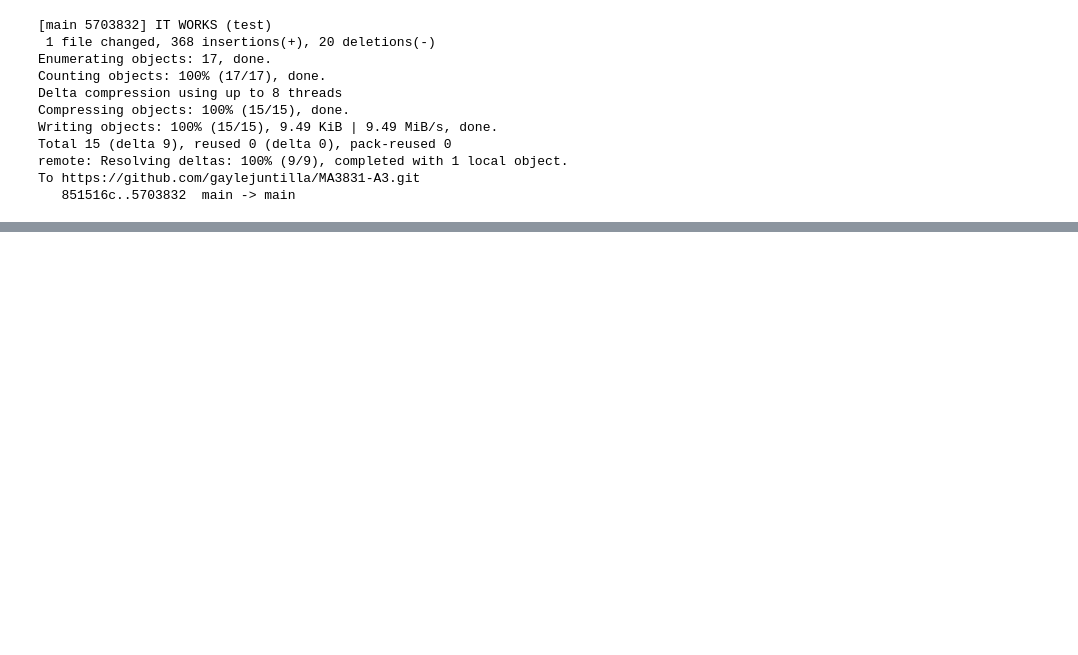
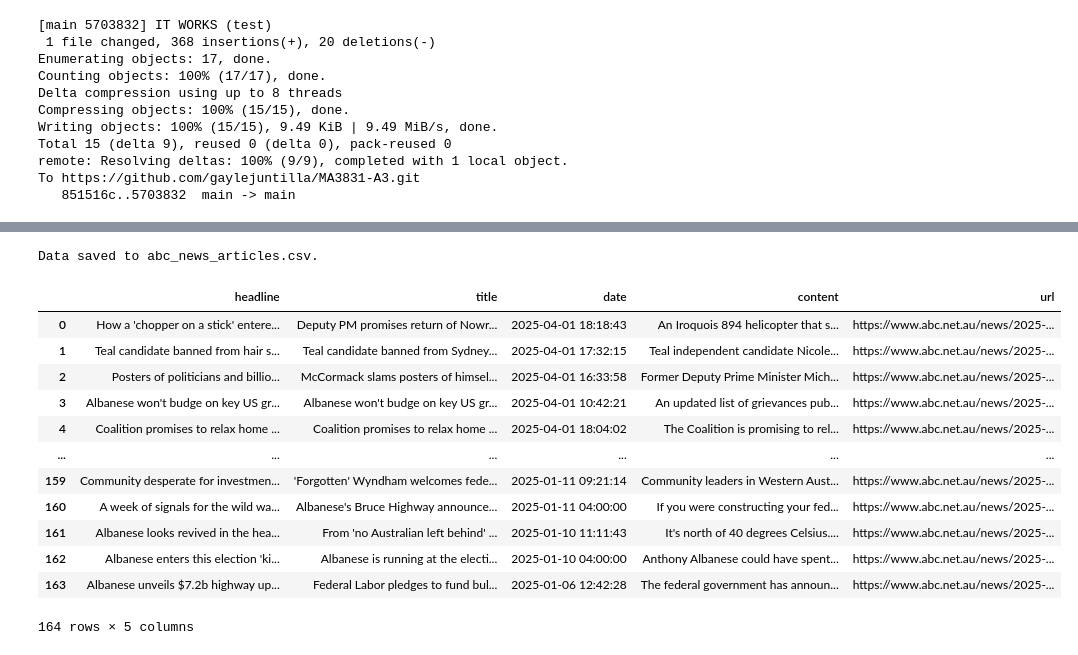
Before and after one commit to gaylejuntilla/MA3831-A3, a Jupyter notebook: abc_news.ipynb, the cells around one changed output, grey strips where cells are left out. Saved outputs shown, nothing was run; the diff lists cells and outputs as text; code cells hidden in the pictures; blank space fills up the shorter version.

Commit message:
scrape finished

```diff
--- a/abc_news.ipynb
+++ b/abc_news.ipynb
@@ -68,8 +68,8 @@ import time
 from datetime import datetime, timezone, timedelta
 from selenium.webdriver.chrome.service import Service
 
-class ABCNewsScraper:
-    def __init__(self, start_url, cutoff_date="1 October 2024"):
+class ABCNewsCrawler:
+    def __init__(self, start_url, cutoff_date="1 January 2025"):
         self.start_url = start_url
         self.cutoff_date = datetime.strptime(cutoff_date, "%d %B %Y")  # Convert string to datetime
         self.articles = pd.DataFrame(columns=['headline', 'title', 'date', 'content', 'url'])  # Store data
@@ -96,8 +96,7 @@ class ABCNewsScraper:
         self.extract_articles()
 
         self.driver.quit()  # Close browser
-        print(self.articles)
-        #self.save_data_to_file()
+        #print(self.articles)
 
     def load_articles_until_cutoff(self):
         """Keep loading more articles until the last article is older than the cutoff date."""
@@ -228,8 +227,8 @@ remote: Resolving deltas: 100% (9/9), completed with 1 local object.
 To https://github.com/gaylejuntilla/MA3831-A3.git
    851516c..5703832  main -> main
 # %%
-testcrawler = ABCNewsScraper("https://www.abc.net.au/news/elections/federal-election-2025", cutoff_date="24 March 2025")
+mycrawler = ABCNewsCrawler("https://www.abc.net.au/news/elections/federal-election-2025")
 # %%
-testcrawler.run()
+mycrawler.run()
 # %% [output]
 Reached cutoff date. Stopping 'Load More' clicks.
@@ -271,0 +251,21 @@ testcrawler.articles
+# %%
+# make sure to save
+mycrawler.save_data_to_file()
+# %% [output]
+Data saved to abc_news_articles.csv.
+# %%
+display(mycrawler.articles)
+# %% [output]
+|  | headline | title | date | content | url |
+| 0 | How a 'chopper on a stick' entere... | Deputy PM promises return of Nowr... | 2025-04-01 18:18:43 | An Iroquois 894 helicopter that s... | https://www.abc.net.au/news/2025-... |
+| 1 | Teal candidate banned from hair s... | Teal candidate banned from Sydney... | 2025-04-01 17:32:15 | Teal independent candidate Nicole... | https://www.abc.net.au/news/2025-... |
+| 2 | Posters of politicians and billio... | McCormack slams posters of himsel... | 2025-04-01 16:33:58 | Former Deputy Prime Minister Mich... | https://www.abc.net.au/news/2025-... |
+| 3 | Albanese won't budge on key US gr... | Albanese won't budge on key US gr... | 2025-04-01 10:42:21 | An updated list of grievances pub... | https://www.abc.net.au/news/2025-... |
+| 4 | Coalition promises to relax home ... | Coalition promises to relax home ... | 2025-04-01 18:04:02 | The Coalition is promising to rel... | https://www.abc.net.au/news/2025-... |
+| ... | ... | ... | ... | ... | ... |
+| 159 | Community desperate for investmen... | 'Forgotten' Wyndham welcomes fede... | 2025-01-11 09:21:14 | Community leaders in Western Aust... | https://www.abc.net.au/news/2025-... |
+| 160 | A week of signals for the wild wa... | Albanese's Bruce Highway announce... | 2025-01-11 04:00:00 | If you were constructing your fed... | https://www.abc.net.au/news/2025-... |
+| 161 | Albanese looks revived in the hea... | From 'no Australian left behind' ... | 2025-01-10 11:11:43 | It's north of 40 degrees Celsius.... | https://www.abc.net.au/news/2025-... |
+| 162 | Albanese enters this election 'ki... | Albanese is running at the electi... | 2025-01-10 04:00:00 | Anthony Albanese could have spent... | https://www.abc.net.au/news/2025-... |
+| 163 | Albanese unveils $7.2b highway up... | Federal Labor pledges to fund bul... | 2025-01-06 12:42:28 | The federal government has announ... | https://www.abc.net.au/news/2025-... |
+164 rows × 5 columns
```
Also changed, not shown: parts of 2 cells of this notebook, 3 other files.
